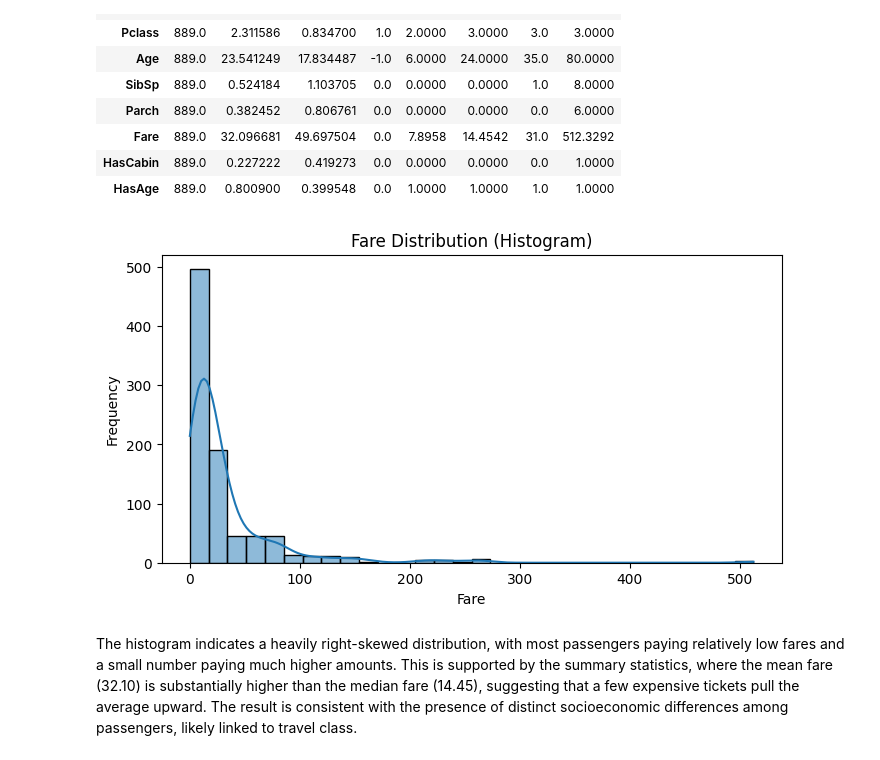
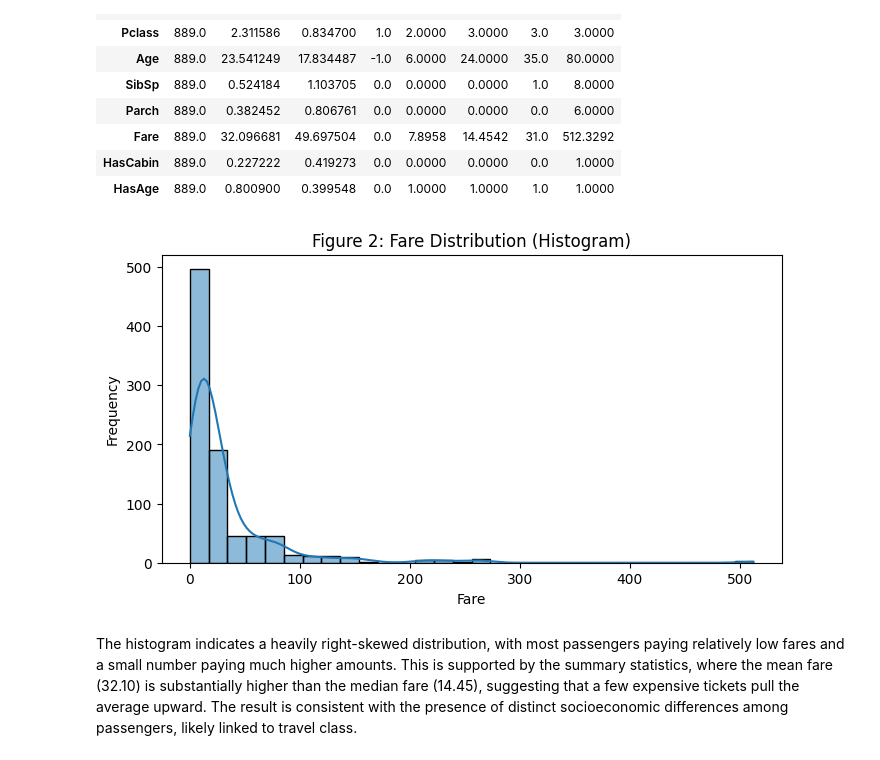
Before and after one commit to sheu/ai-programming-foundations-project, a Jupyter notebook: data_analysis_workflow.ipynb, the cells around one changed output. Drawn from its saved outputs; the diff is of its cells as text; code cells hidden in the pictures.

```diff
--- a/data_analysis_workflow.ipynb
+++ b/data_analysis_workflow.ipynb
@@ -429,12 +462,12 @@ summary_numeric
 # %%
 plt.figure(figsize=(8, 4))
 sns.histplot(data=df, x="Fare", bins=30, kde=True)
-plt.title("Fare Distribution (Histogram)")
+plt.title("Figure 2: Fare Distribution (Histogram)")
 plt.xlabel("Fare")
 plt.ylabel("Frequency")
 plt.show()
 # %% [output]
-[figure, old version]
+[figure, new version]
 # %% [markdown]
 The histogram indicates a heavily right-skewed distribution, with most passengers paying relatively low fares and a small number paying much higher amounts.
 This is supported by the summary statistics, where the mean fare (32.10) is substantially higher than the median fare (14.45), suggesting that a few expensive tickets pull the average upward.
```
Also changed, not shown: parts of 13 cells of this notebook, 1 other file.
